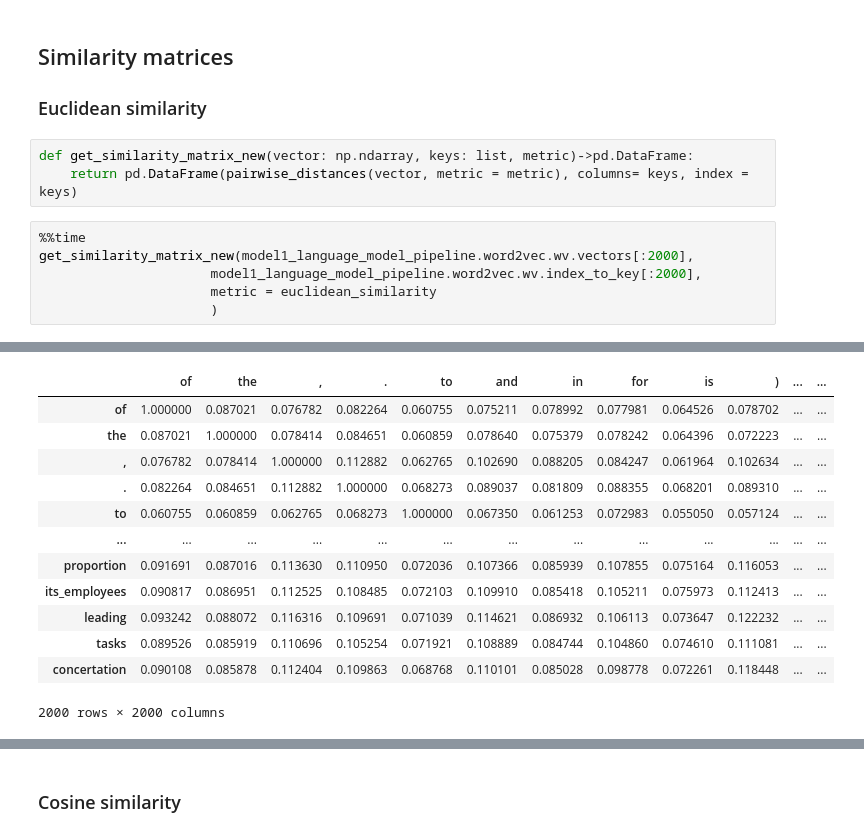
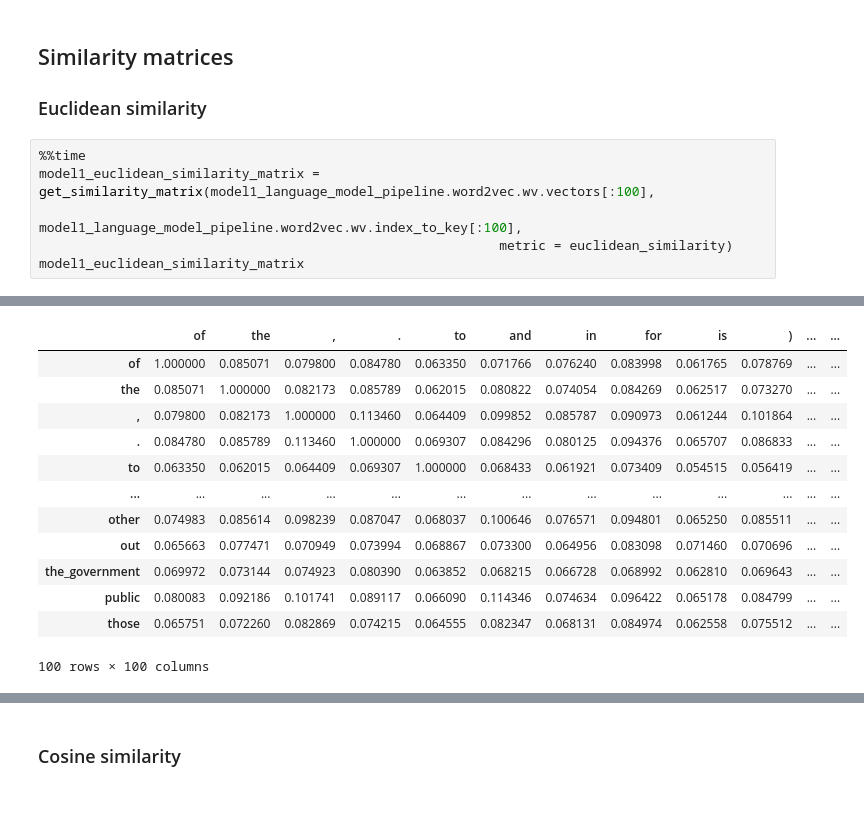
Before and after one commit to meaningfy-ws/sem-covid, a Jupyter notebook: sem_covid/entrypoints/notebooks/language_modeling/word2vec_model_training.ipynb, the cells around one changed output, grey strips where cells are left out. Cells and saved outputs as stored; diff of their text form; blank space fills up the shorter version.

Commit message:
oragnized the notebook and added word2vec model plot, used above described functions and calculated word similarity but with limit of 100.

```diff
--- a/sem_covid/entrypoints/notebooks/language_modeling/word2vec_model_training.ipynb
+++ b/sem_covid/entrypoints/notebooks/language_modeling/word2vec_model_training.ipynb
@@ -202,13 +200,10 @@ model3_language_model_pipeline.execute()
 # %% [markdown]
 ## Similarity matrices
 ### Euclidean similarity
-# %%
-def get_similarity_matrix_new(vector: np.ndarray, keys: list, metric)->pd.DataFrame:
-    return pd.DataFrame(pairwise_distances(vector, metric = metric), columns= keys, index = keys)
 # %%
 %%time
-get_similarity_matrix_new(model1_language_model_pipeline.word2vec.wv.vectors[:2000],
-                      model1_language_model_pipeline.word2vec.wv.index_to_key[:2000],
-                      metric = euclidean_similarity
-                      )
+model1_euclidean_similarity_matrix = get_similarity_matrix(model1_language_model_pipeline.word2vec.wv.vectors[:100],
+                                                           model1_language_model_pipeline.word2vec.wv.index_to_key[:100],
+                                                           metric = euclidean_similarity)
+model1_euclidean_similarity_matrix
 # %% [output]
@@ -217,13 +212,13 @@ Wall time: 19.9 s
 |  | of | the | , | . | to | and | in | for | is | ) | ... | ... |
-| of | 1.000000 | 0.087021 | 0.076782 | 0.082264 | 0.060755 | 0.075211 | 0.078992 | 0.077981 | 0.064526 | 0.078702 | ... | ... |
-| the | 0.087021 | 1.000000 | 0.078414 | 0.084651 | 0.060859 | 0.078640 | 0.075379 | 0.078242 | 0.064396 | 0.072223 | ... | ... |
-| , | 0.076782 | 0.078414 | 1.000000 | 0.112882 | 0.062765 | 0.102690 | 0.088205 | 0.084247 | 0.061964 | 0.102634 | ... | ... |
-| . | 0.082264 | 0.084651 | 0.112882 | 1.000000 | 0.068273 | 0.089037 | 0.081809 | 0.088355 | 0.068201 | 0.089310 | ... | ... |
-| to | 0.060755 | 0.060859 | 0.062765 | 0.068273 | 1.000000 | 0.067350 | 0.061253 | 0.072983 | 0.055050 | 0.057124 | ... | ... |
+| of | 1.000000 | 0.085071 | 0.079800 | 0.084780 | 0.063350 | 0.071766 | 0.076240 | 0.083998 | 0.061765 | 0.078769 | ... | ... |
+| the | 0.085071 | 1.000000 | 0.082173 | 0.085789 | 0.062015 | 0.080822 | 0.074054 | 0.084269 | 0.062517 | 0.073270 | ... | ... |
+| , | 0.079800 | 0.082173 | 1.000000 | 0.113460 | 0.064409 | 0.099852 | 0.085787 | 0.090973 | 0.061244 | 0.101864 | ... | ... |
+| . | 0.084780 | 0.085789 | 0.113460 | 1.000000 | 0.069307 | 0.084296 | 0.080125 | 0.094376 | 0.065707 | 0.086833 | ... | ... |
+| to | 0.063350 | 0.062015 | 0.064409 | 0.069307 | 1.000000 | 0.068433 | 0.061921 | 0.073409 | 0.054515 | 0.056419 | ... | ... |
 | ... | ... | ... | ... | ... | ... | ... | ... | ... | ... | ... | ... | ... |
-| proportion | 0.091691 | 0.087016 | 0.113630 | 0.110950 | 0.072036 | 0.107366 | 0.085939 | 0.107855 | 0.075164 | 0.116053 | ... | ... |
-| its_employees | 0.090817 | 0.086951 | 0.112525 | 0.108485 | 0.072103 | 0.109910 | 0.085418 | 0.105211 | 0.075973 | 0.112413 | ... | ... |
-| leading | 0.093242 | 0.088072 | 0.116316 | 0.109691 | 0.071039 | 0.114621 | 0.086932 | 0.106113 | 0.073647 | 0.122232 | ... | ... |
-| tasks | 0.089526 | 0.085919 | 0.110696 | 0.105254 | 0.071921 | 0.108889 | 0.084744 | 0.104860 | 0.074610 | 0.111081 | ... | ... |
-| concertation | 0.090108 | 0.085878 | 0.112404 | 0.109863 | 0.068768 | 0.110101 | 0.085028 | 0.098778 | 0.072261 | 0.118448 | ... | ... |
+| other | 0.074983 | 0.085614 | 0.098239 | 0.087047 | 0.068037 | 0.100646 | 0.076571 | 0.094801 | 0.065250 | 0.085511 | ... | ... |
+| out | 0.065663 | 0.077471 | 0.070949 | 0.073994 | 0.068867 | 0.073300 | 0.064956 | 0.083098 | 0.071460 | 0.070696 | ... | ... |
+| the_government | 0.069972 | 0.073144 | 0.074923 | 0.080390 | 0.063852 | 0.068215 | 0.066728 | 0.068992 | 0.062810 | 0.069643 | ... | ... |
+| public | 0.080083 | 0.092186 | 0.101741 | 0.089117 | 0.066090 | 0.114346 | 0.074634 | 0.096422 | 0.065178 | 0.084799 | ... | ... |
+| those | 0.065751 | 0.072260 | 0.082869 | 0.074215 | 0.064555 | 0.082347 | 0.068131 | 0.084974 | 0.062558 | 0.075512 | ... | ... |
-2000 rows × 2000 columns
+100 rows × 100 columns
```
Also changed, not shown: parts of 29 cells of this notebook.
